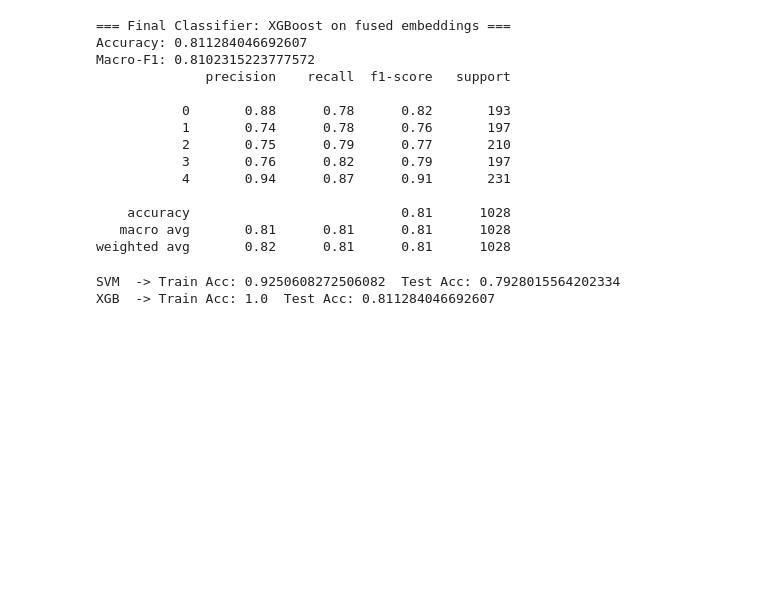
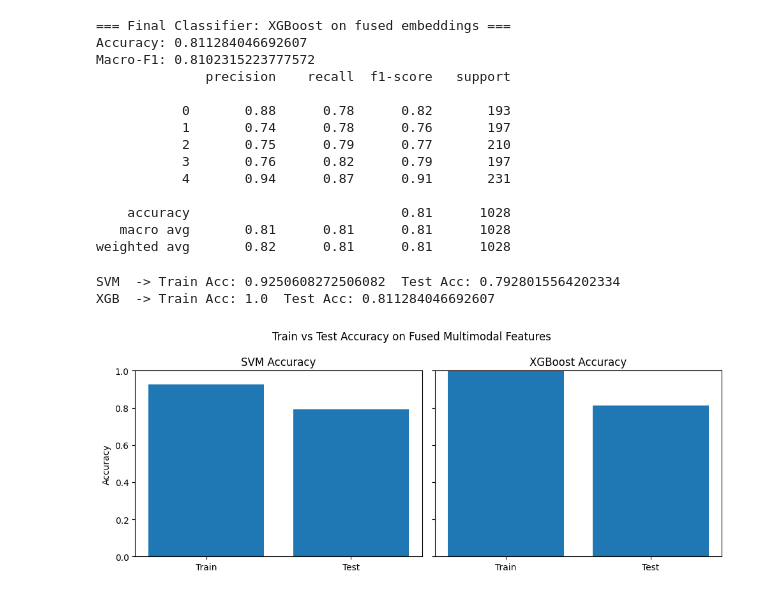
Before and after one commit to omaramin-77/Smart-Food-Guardian, a Jupyter notebook: model3.ipynb, the cells around one changed output. Saved outputs shown, nothing was run; the diff lists cells and outputs as text; code cells hidden in the pictures; blank space fills up the shorter version.

Commit message:
plotting comprative accuracy

```diff
--- a/model3.ipynb
+++ b/model3.ipynb
@@ -540,3 +540,29 @@ print("XGB  -> Train Acc:", xgb_train_acc, " Test Acc:", xgb_test_acc)
 # %% [output]
 SVM  -> Train Acc: 0.9250608272506082  Test Acc: 0.7928015564202334
 XGB  -> Train Acc: 1.0  Test Acc: 0.811284046692607
+# %%
+models = ["SVM", "XGBoost"]
+train_acc = [svm_train_acc, xgb_train_acc]
+test_acc  = [svm_test_acc,  xgb_test_acc]
+
+x = np.arange(len(models))
+width = 0.35
+
+fig, axes = plt.subplots(1, 2, figsize=(10, 4), sharey=True)
+
+# ---- SVM subplot ----
+axes[0].bar(["Train", "Test"], [svm_train_acc, svm_test_acc])
+axes[0].set_title("SVM Accuracy")
+axes[0].set_ylabel("Accuracy")
+axes[0].set_ylim(0, 1)
+
+# ---- XGBoost subplot ----
+axes[1].bar(["Train", "Test"], [xgb_train_acc, xgb_test_acc])
+axes[1].set_title("XGBoost Accuracy")
+axes[1].set_ylim(0, 1)
+
+plt.suptitle("Train vs Test Accuracy on Fused Multimodal Features")
+plt.tight_layout()
+plt.show()
+# %% [output]
+[figure, added]
```
